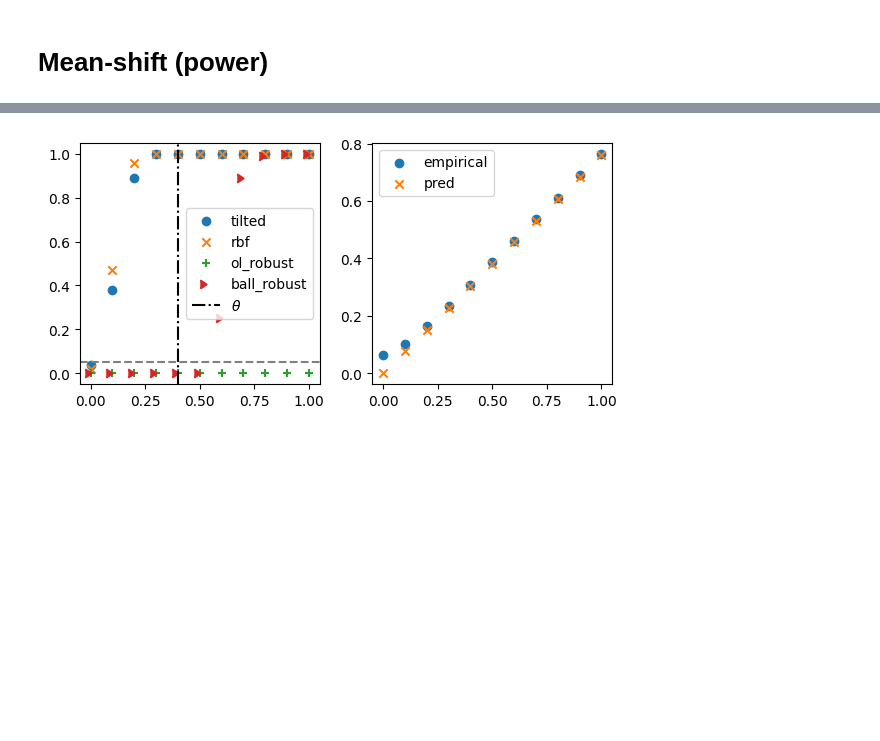
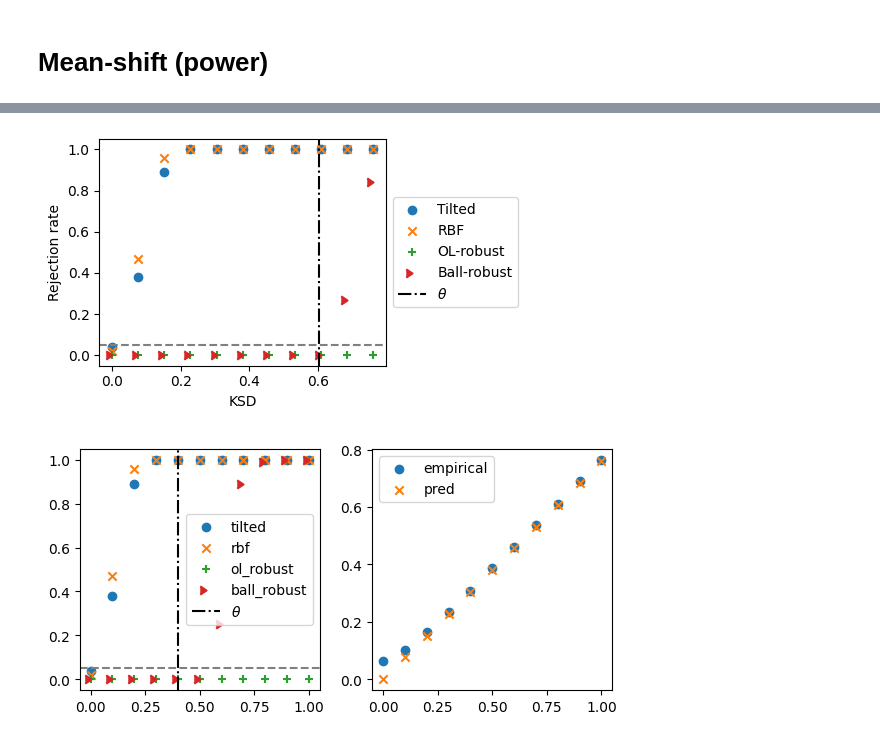
Before and after one commit to XingLLiu/robust-kernel-test, a Jupyter notebook: notebooks/KSD_robust.ipynb, the cells around one changed output, grey strips where cells are left out. Drawn from its saved outputs; the diff is of its cells as text; code cells hidden in the pictures; blank space fills up the shorter version.

```diff
--- a/notebooks/KSD_robust.ipynb
+++ b/notebooks/KSD_robust.ipynb
@@ -173,7 +186,7 @@ def rej_rate_meanshift(mean_ls, n_ls, nreps, eps0, dim=1, alpha=0.05):
         "tilted": {"stat": [], "pval": [], "rej": [], "boot_stats": []},
         "rbf": {"stat": [], "pval": [], "rej": [], "boot_stats": []},
         "tilted_ol_robust": {"nonsq_stat": [], "threshold": [], "rej": []},
-        "tilted_ball_robust": {"nonsq_stat": [], "threshold": [], "rej": []},
+        "tilted_ball_robust": {"nonsq_stat": [], "threshold": [], "rej": [], "theta": []},
     } for kk in mean_ls} for nn in n_ls}
     res["mean_ls"] = eps_ls
 
@@ -238,6 +251,7 @@ def rej_rate_meanshift(mean_ls, n_ls, nreps, eps0, dim=1, alpha=0.05):
             ksd = metrics.KSD(kernel, score_fn=score_fn)
             threshold = ksd.test_threshold(n=n, eps0=eps0, theta="ol", alpha=alpha, method="ball_robust")
             res[n][key]["tilted_ball_robust"]["threshold"].append(threshold)
+            res[n][key]["tilted_ball_robust"]["theta"].append(ksd.theta)
             for X in tqdm(Xs):
                 stat = ksd(X, X, vstat=True) # squared-KSD
                 stat = stat**0.5
@@ -263,9 +277,9 @@ np.random.seed(2024)
 n = 500
 n_ls = [n]
 # mean_ls = [0.1, 1., 10., 100.]
-mean_ls = [0., 0.1, 0.2, 0.3, 0.4, 0.5, 0.6, 0.7, 0.8, 0.9, 1.]
+mean_ls = [0., 0.2, 0.4, 0.5, 0.6, 0.8, 0.9, 1.]
 
-eps0 = 0.01
+eps0 = 0.1 # 0.01
 # %%
 res_ms = rej_rate_meanshift(mean_ls=mean_ls, n_ls=n_ls, eps0=eps0, nreps=100)
 # %% [output]
@@ -283,3 +287,38 @@ key: 1.0
+# %%
+fig, ax = plt.subplots(ncols=1, nrows=1, figsize=(5, 3))
+
+rej_tilted = np.array([np.mean(res_ms[n][kk]["tilted"]["rej"]) for kk in mean_ls])
+rej_rbf = np.array([np.mean(res_ms[n][kk]["rbf"]["rej"]) for kk in mean_ls])
+rej_ol_robust = np.array([np.mean(res_ms[n][kk]["tilted_ol_robust"]["rej"]) for kk in mean_ls])
+rej_ball_robust = np.array([np.mean(res_ms[n][kk]["tilted_ball_robust"]["rej"]) for kk in mean_ls])
+
+ksd_ls = [population_ksd_ms(mm) for mm in mean_ls]
+ax.scatter(ksd_ls, rej_tilted, label="Tilted")
+ax.scatter(ksd_ls, rej_rbf, label="RBF", marker="x")
+ax.scatter(ksd_ls, rej_ol_robust, label="OL-robust", marker="+")
+ax.scatter(ksd_ls, rej_ball_robust, label="Ball-robust", marker=5)
+theta = res_ms[n][mean_ls[0]]["tilted_ball_robust"]["threshold"][0]
+ax.axvline(theta, linestyle="-.", color="k", label=r"$\theta$")
+ax.axhline(0.05, linestyle="--", color="grey")
+# ax.set_xscale("log")
+ax.set_ylim(-0.05, 1.05)
+ax.set_xlabel("KSD")
+ax.set_ylabel("Rejection rate")
+ax.legend(loc="center left", bbox_to_anchor=(1, 0.5))
+plt.tight_layout()
+plt.savefig("../figs/robust/rej_ms.pdf")
+
+# fig, ax = plt.subplots(ncols=1, nrows=1, figsize=(3, 3))
+# ksd_val = [np.mean(res_ms[n][kk]["rbf"]["stat"])**0.5 for kk in mean_ls]
+# ksd_val_pred = [population_ksd_ms(mm) for mm in mean_ls]
+# ax.scatter(mean_ls, ksd_val, label="empirical")
+# ax.scatter(mean_ls, ksd_val_pred, marker="x", label="pred")
+# # ax.set_xscale("log")
+# ax.legend()
+
+# plt.tight_layout()
+# %% [output]
+[figure, added]
 # %%
 figs, axes = plt.subplots(ncols=2, nrows=1, figsize=(6, 3))
 
```
Also changed, not shown: parts of 5 cells of this notebook, 3 other files.
